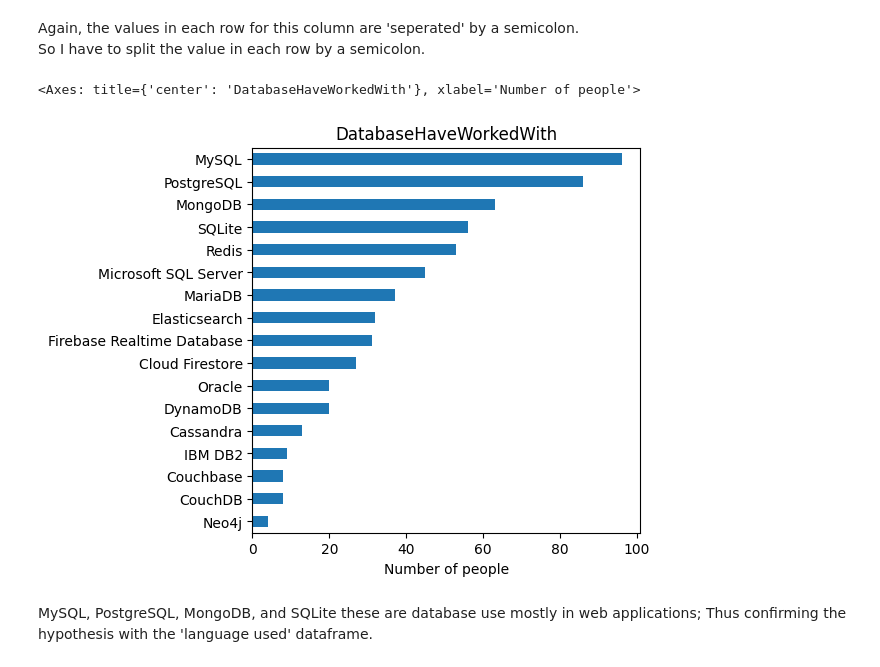
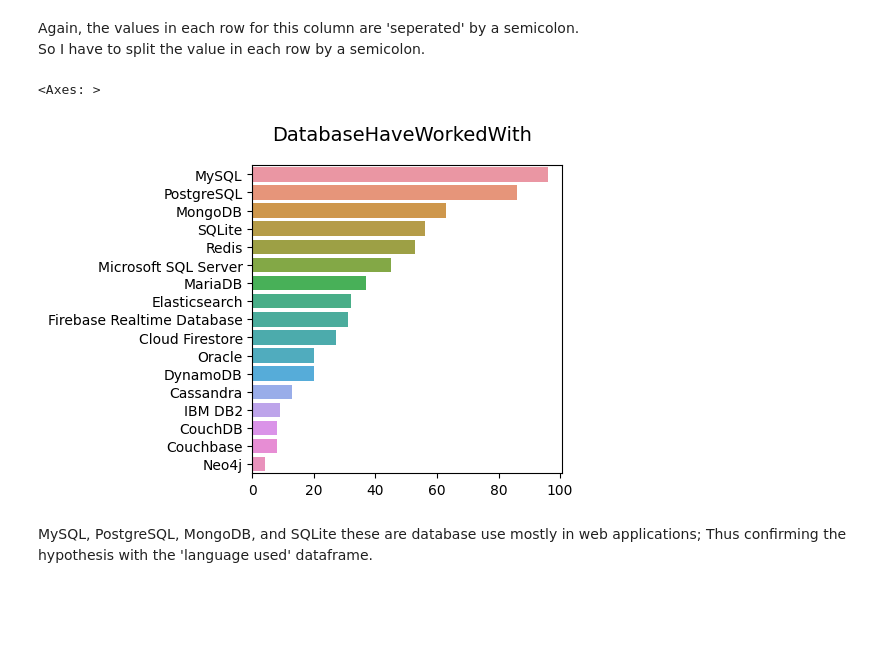
Before and after one commit to wire2coder/datascience-blog-uda, a Jupyter notebook: m2.ipynb, the cells around one changed output. Drawn from its saved outputs; the diff is of its cells as text; code cells hidden in the pictures; blank space fills up the shorter version.

```diff
--- a/m2.ipynb
+++ b/m2.ipynb
@@ -163,10 +169,17 @@ So I have to split the value in each row by a semicolon.
 # sorted1 = counted1.sort_values(ascending=False) # default is 'sort ascending'
 
 database_df = splitAndSum(thailand_df, 'DatabaseHaveWorkedWith')
-database_df.plot(kind='barh', figsize=(5, 5), title='DatabaseHaveWorkedWith',  xlabel='Number of people')
-# %% [output]
-<Axes: title={'center': 'DatabaseHaveWorkedWith'}, xlabel='Number of people'>
-[figure, removed]
+# %%
+database_df = database_df.sort_values(ascending=False)
+# %%
+# database_df.plot(kind='barh', figsize=(5, 5), title='DatabaseHaveWorkedWith',  xlabel='Number of people')
+
+fig1 = plt.figure(figsize=(4, 4))
+fig1.suptitle('DatabaseHaveWorkedWith', fontsize=14)
+sns.barplot(x=database_df, y=database_df.index, orient='h')
+# %% [output]
+<Axes: >
+[figure, added]
 # %% [markdown]
 MySQL, PostgreSQL, MongoDB, and SQLite these are database use mostly in web applications;
 Thus confirming the hypothesis with the 'language used' dataframe.
```
Also changed, not shown: parts of 11 cells of this notebook, 8 other files.
